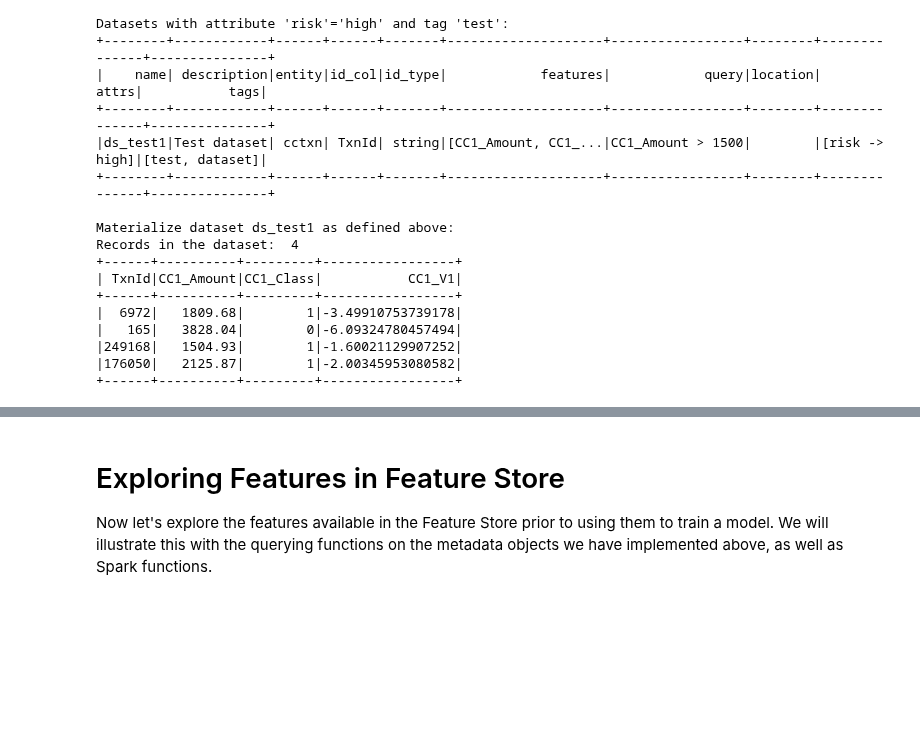
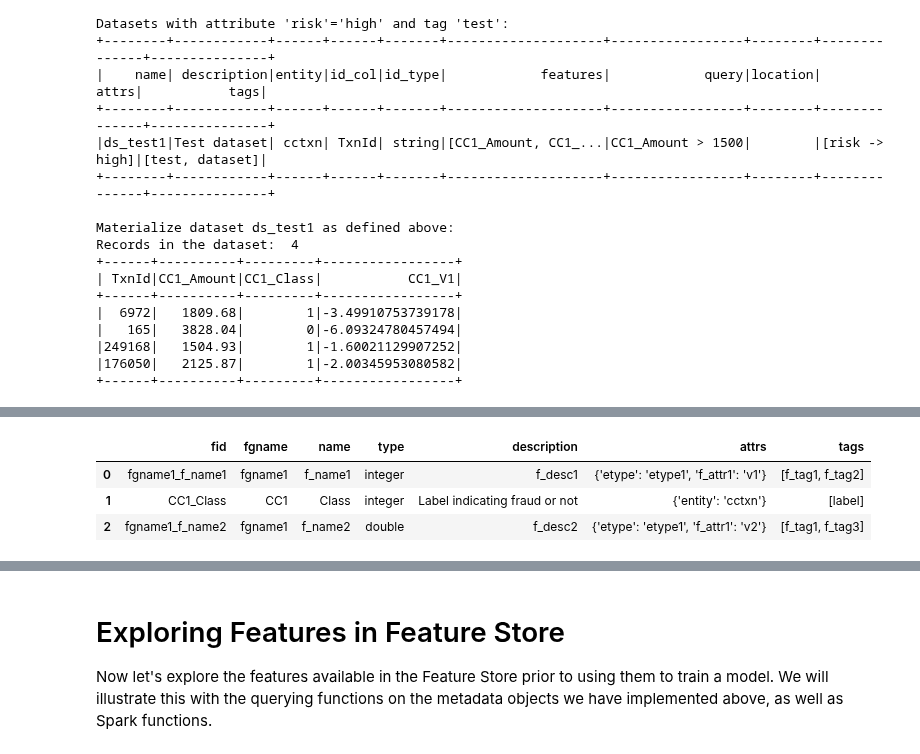
Before and after one commit to neelp-git/experiments, a Jupyter notebook: notebooks/spark/feature-store-model-training.ipynb, the cells around one changed output, grey strips where cells are left out. Saved outputs shown, nothing was run; the diff lists cells and outputs as text; code cells hidden in the pictures; blank space fills up the shorter version.

```diff
--- a/notebooks/spark/feature-store-model-training.ipynb
+++ b/notebooks/spark/feature-store-model-training.ipynb
@@ -200,12 +200,17 @@ class Feature:
             f = Feature(*f_tuple[1:-1])
         return f
 
-    def query(predicate): #returns a dataframe
+    def query(predicate, pushdown_expr=None): #returns a dataframe
         f_df = spark.read \
             .format("aerospike") \
             .schema(Feature.schema) \
-            .option("aerospike.set", "feature-metadata") \
-            .load().where(predicate)
+            .option("aerospike.set", "feature-metadata")
+        # see the section on pushdown expressions
+        if pushdown_expr:
+            f_df = f_df.option("aerospike.pushdown.expressions", pushdown_expr) \
+                .load()
+        else:
+            f_df = f_df.load().where(predicate)
         return f_df
 
 # Entity
@@ -663,0 +709,9 @@ Records in the dataset:  4
+# %%
+base64_expr = "kwOVfwIAkxcFkn6SpgNsYWJlbKcDZl90YWcxk1EEpHRhZ3MA"
+f_df = Feature.query(None, pushdown_expr=base64_expr)
+f_df.toPandas()
+# %% [output]
+|  | fid | fgname | name | type | description | attrs | tags |
+| 0 | fgname1_f_name1 | fgname1 | f_name1 | integer | f_desc1 | {'etype': 'etype1', 'f_attr1': 'v1'} | [f_tag1, f_tag2] |
+| 1 | CC1_Class | CC1 | Class | integer | Label indicating fraud or not | {'entity': 'cctxn'} | [label] |
+| 2 | fgname1_f_name2 | fgname1 | f_name2 | double | f_desc2 | {'etype': 'etype1', 'f_attr1': 'v2'} | [f_tag1, f_tag3] |
```
Also changed, not shown: parts of 11 cells of this notebook.
